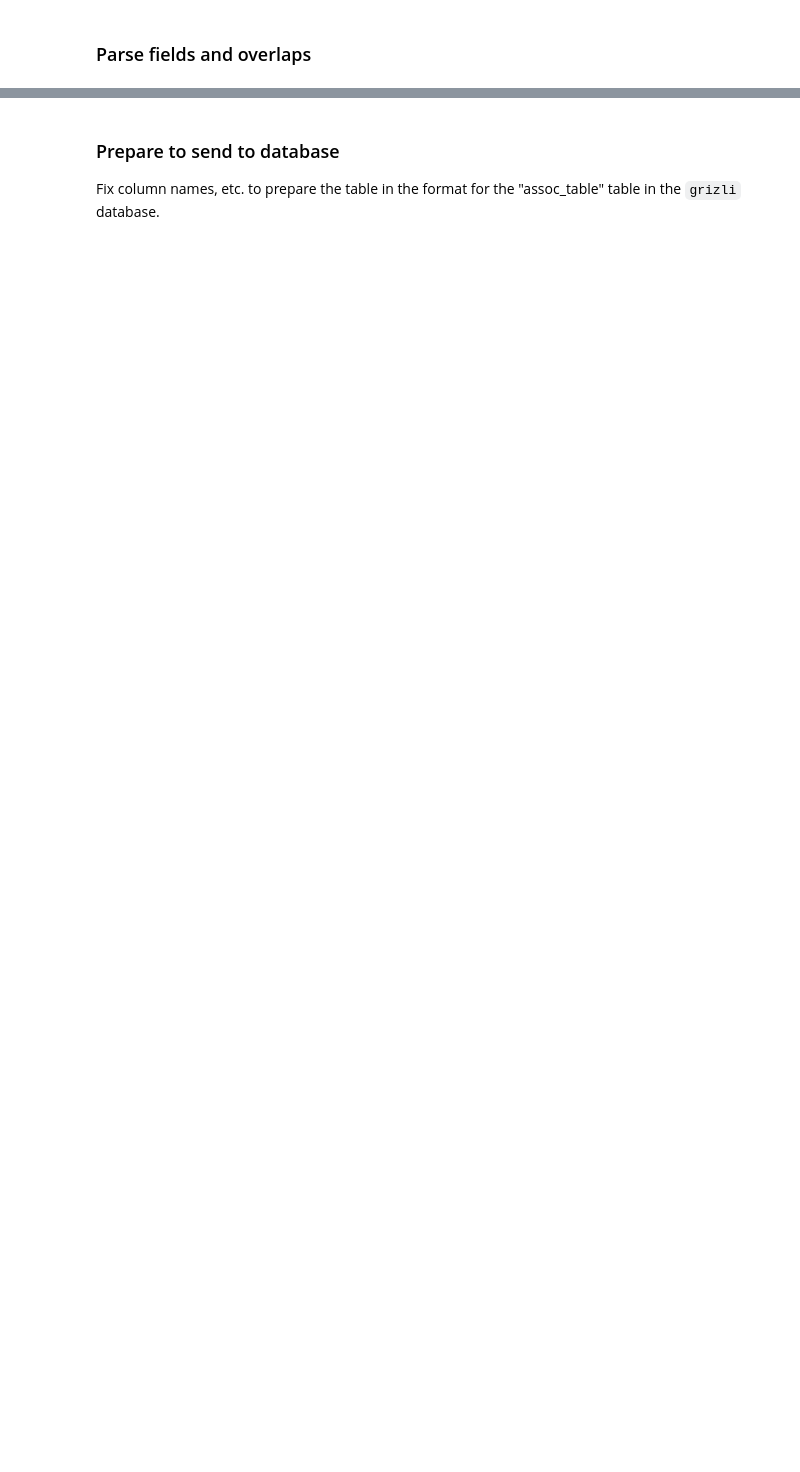
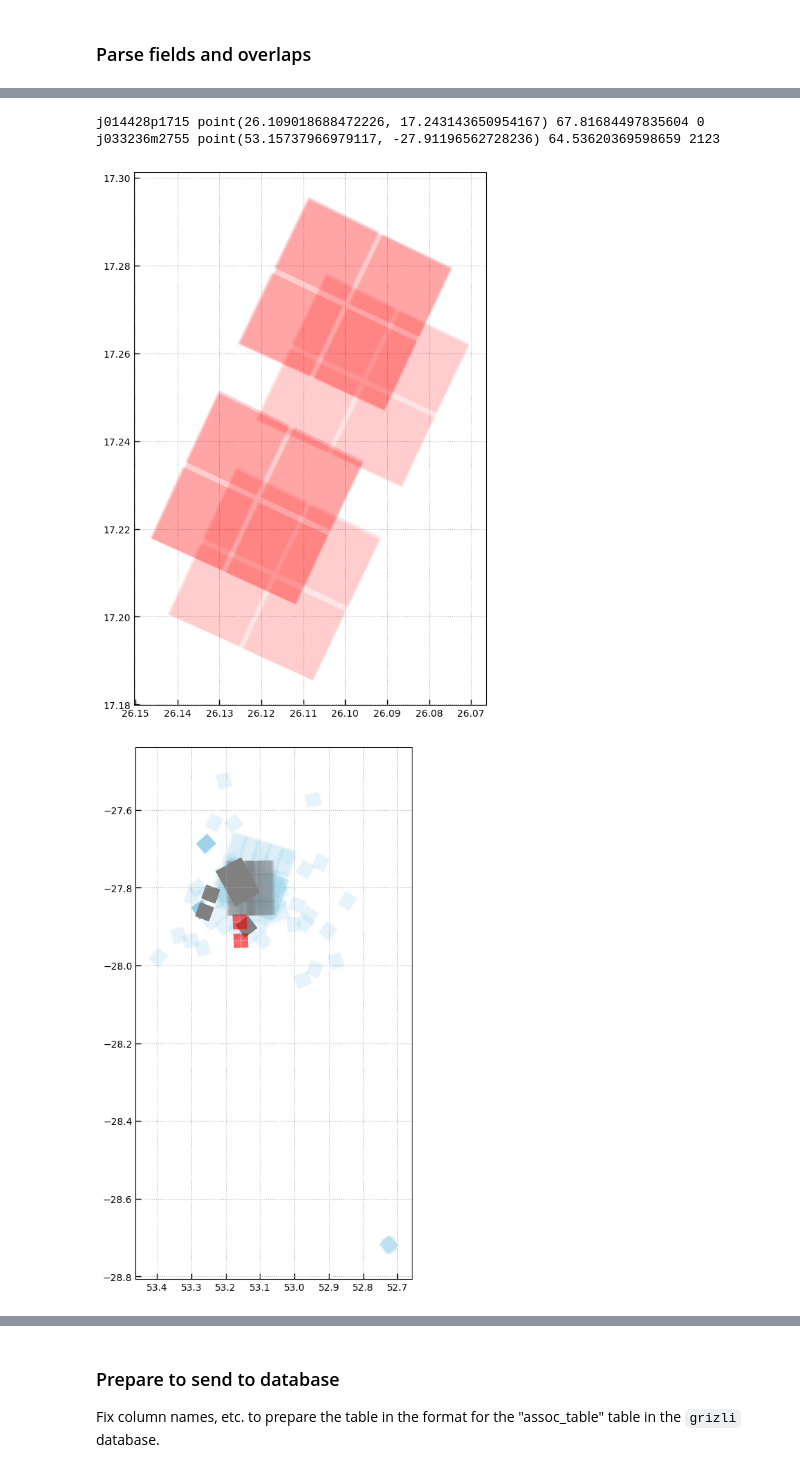
Before and after one commit to gbrammer/panoramic-jwst, a Jupyter notebook: Notebooks/step1-define-associations.ipynb, the cells around one changed output, grey strips where cells are left out. Cells and saved outputs as stored; diff of their text form; code cells hidden in the pictures; blank space fills up the shorter version.

```diff
--- a/Notebooks/step1-define-associations.ipynb
+++ b/Notebooks/step1-define-associations.ipynb
@@ -389,3 +521,76 @@ j013444m1532 nprev=0
+# %%
+# Show potential overlaps with existing data
+
+import matplotlib.pyplot as plt
+
+g_fp = {}
+for fig, tab in zip(figs, tabs):
+
+    pt = f"point({tab.meta['RA']}, {tab.meta['DEC']})"
+    k = tab.meta['NAME']
+
+    sr = utils.SRegion(tab.meta['SREGION'][0])
+
+    R = np.sqrt(2*sr.sky_area()[0]).value
+
+    g_fp[k] = db.SQL(f"""
+select file, filter, instrume, footprint, crval1, crval2 from exposure_files
+where polygon(footprint) && polygon(circle({pt}, {R/60.}))
+AND (filter in ('F160W','F115W-CLEAR','F444W-CLEAR')
+OR instrume in ('NIRISS'))
+
+""")
+    print(tab.meta['NAME'], pt, R, len(g_fp[k]))
+
+    fig, ax = plt.subplots(1,1,figsize=(10,10))
+    ax.scatter(tab['ra'], tab['dec'], alpha=0.)
+    # ax = fig.gca()
+
+    xy = []
+
+    gk = g_fp[tab.meta['NAME']]
+
+    for fp, fi in zip(gk['footprint'], gk['filter']):
+        sr = utils.SRegion(fp)
+        if fi in ('F160W', 'F775W'):
+            c = 'skyblue'
+            zo=-100
+            al = 0.05
+        else:
+            zo=-10
+            c = '0.5'
+            al = 0.3
+
+        for p in sr.patch(ec='None', fc=c,alpha=al, zorder=zo):
+            ax.add_patch(p)
+
+    if 1:
+        show = np.in1d(tab['filter'], ('F115W-CLEAR', 'CLEAR-F115W','F444W-CLEAR'))
+        show |= (tab['instrument_name'] == 'NIRISS') #& np.in1d(tab['filter-pupil'], ['CLEAR-F115W','CLEAR-F150W','CLEAR-F200W'])
+
+        for fp in tab['footprint'][show]:
+            sr = utils.SRegion(fp)
+
+            for p in sr.patch(ec='None', fc='r',alpha=np.maximum(1./show.sum()*0.5, 0.05), zorder=1000):
+                ax.add_patch(p)
+
+
+        ax.set_aspect(1./np.cos(tab.meta['DEC']/180*np.pi))
+
+        ax.set_xlim(ax.get_xlim()[::-1])
+
+        #ax.set_xlim(gk['crval1'].max(), glass_fp['crval1'].min())
+        #ax.set_ylim(glass_fp['crval2'].min(), glass_fp['crval2'].max())
+
+        ax.grid()
+        # fig.show()
+
+# figs[-1]
+# %% [output]
+j014428p1715 point(26.109018688472226, 17.243143650954167) 67.81684497835604 0
+j033236m2755 point(53.15737966979117, -27.91196562728236) 64.53620369598659 2123
+[figure, added]
+[figure, added]
 # %%
 ## Region files
 
```
Also changed, not shown: parts of 24 cells of this notebook.
